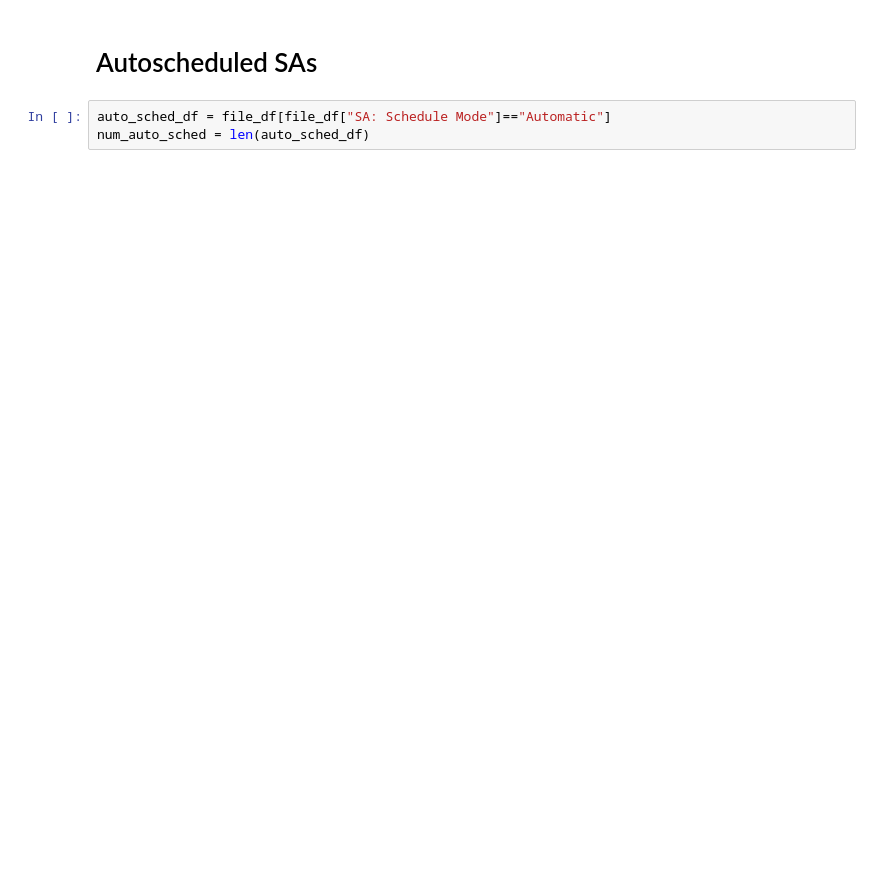
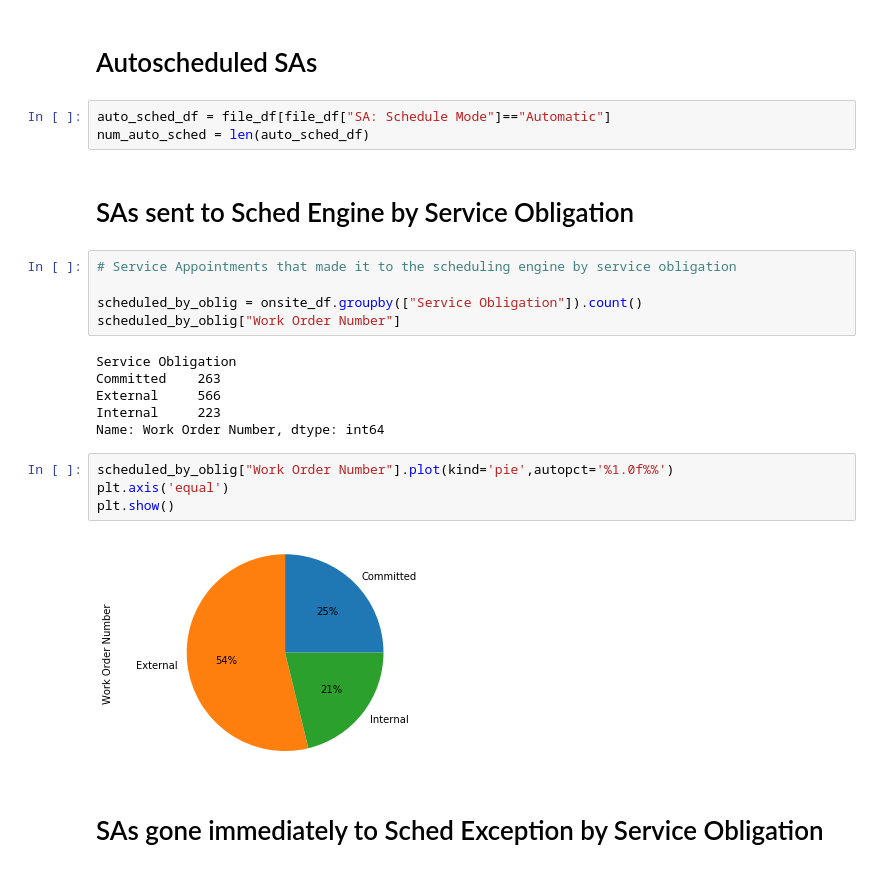
Before and after one commit to evan1108/service_appointment_analysis, a Jupyter notebook: scheduling_window_analysis.ipynb, the cells around one changed output. Cells and saved outputs as stored; diff of their text form; blank space fills up the shorter version.

```diff
--- a/scheduling_window_analysis.ipynb
+++ b/scheduling_window_analysis.ipynb
@@ -184,3 +190,24 @@ plt.show()
 # %%
 auto_sched_df = file_df[file_df["SA: Schedule Mode"]=="Automatic"]
 num_auto_sched = len(auto_sched_df)
+# %% [markdown]
+# SAs sent to Sched Engine by Service Obligation
+# %%
+# Service Appointments that made it to the scheduling engine by service obligation
+
+scheduled_by_oblig = onsite_df.groupby(["Service Obligation"]).count()
+scheduled_by_oblig["Work Order Number"]
+# %% [output]
+Service Obligation
+Committed    263
+External     566
+Internal     223
+Name: Work Order Number, dtype: int64
+# %%
+scheduled_by_oblig["Work Order Number"].plot(kind='pie',autopct='%1.0f%%')
+plt.axis('equal')
+plt.show()
+# %% [output]
+[figure, added]
+# %% [markdown]
+# SAs gone immediately to Sched Exception by Service Obligation
```
Also changed, not shown: parts of 15 cells of this notebook.
